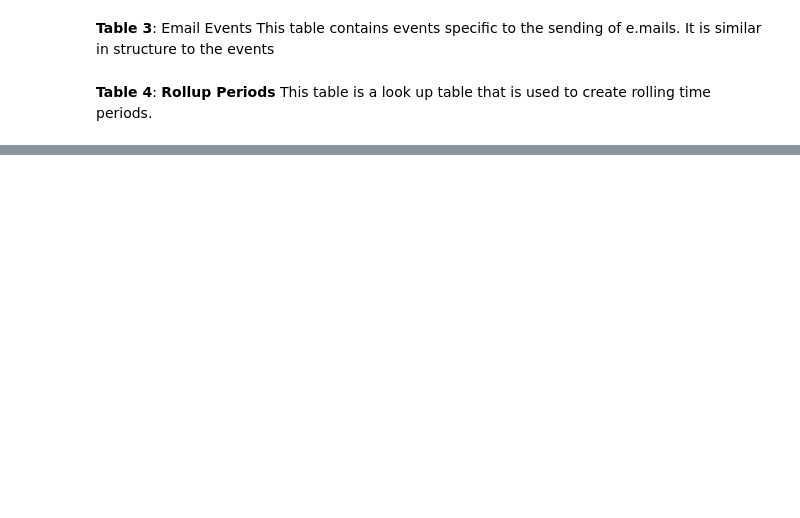
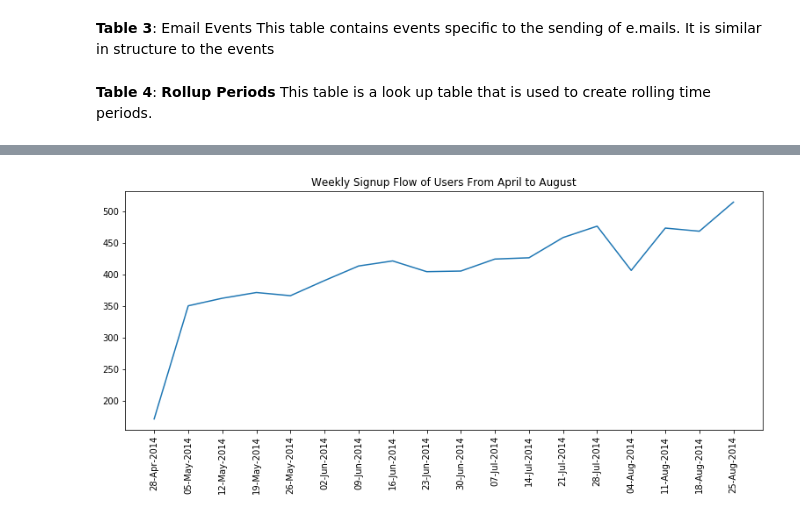
Before and after one commit to mojganmm/Insight_Datachallanges_2019, a Jupyter notebook: Yammer.ipynb, the cells around one changed output, grey strips where cells are left out. Cells and saved outputs as stored; diff of their text form; code cells hidden in the pictures; blank space fills up the shorter version.

```diff
--- a/Yammer.ipynb
+++ b/Yammer.ipynb
@@ -137,0 +154,6 @@ roll.head()
+# %%
+# Plotting Weekly signup_flow
+signedup = events[events['event_type'] == "signup_flow"]
+
+signedup_users = signedup.groupby('start_period')['user_id'].nunique().to_frame().reset_index()
+signedup_users.head()
@@ -137,0 +167,12 @@ roll.head()
+# %%
+# Plotting
+fig = plt.subplots(1,1, figsize = (13, 5))
+ax = sns.lineplot(data=signedup_users, x="start_period", y="user_id")
+ax.set(xticks=signedup_users.start_period.values);
+ax.xaxis.set_major_formatter(dates.DateFormatter("%d-%b-%Y"));
+plt.xticks(rotation=90);
+plt.xlabel("");
+plt.ylabel("");
+plt.title("Weekly Signup Flow of Users From April to August");
+# %% [output]
+[figure, added]
```
Also changed, not shown: parts of 9 cells of this notebook.
